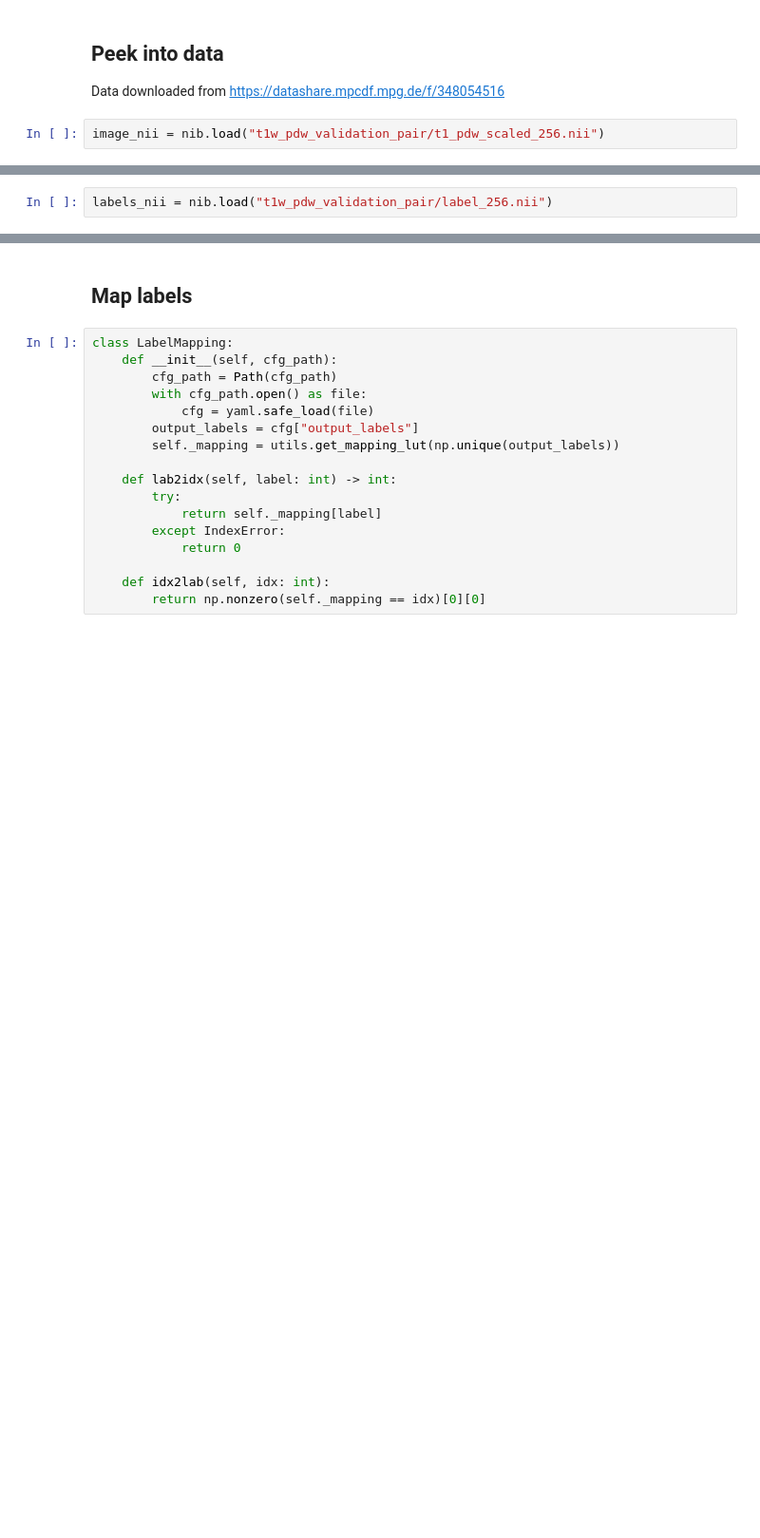
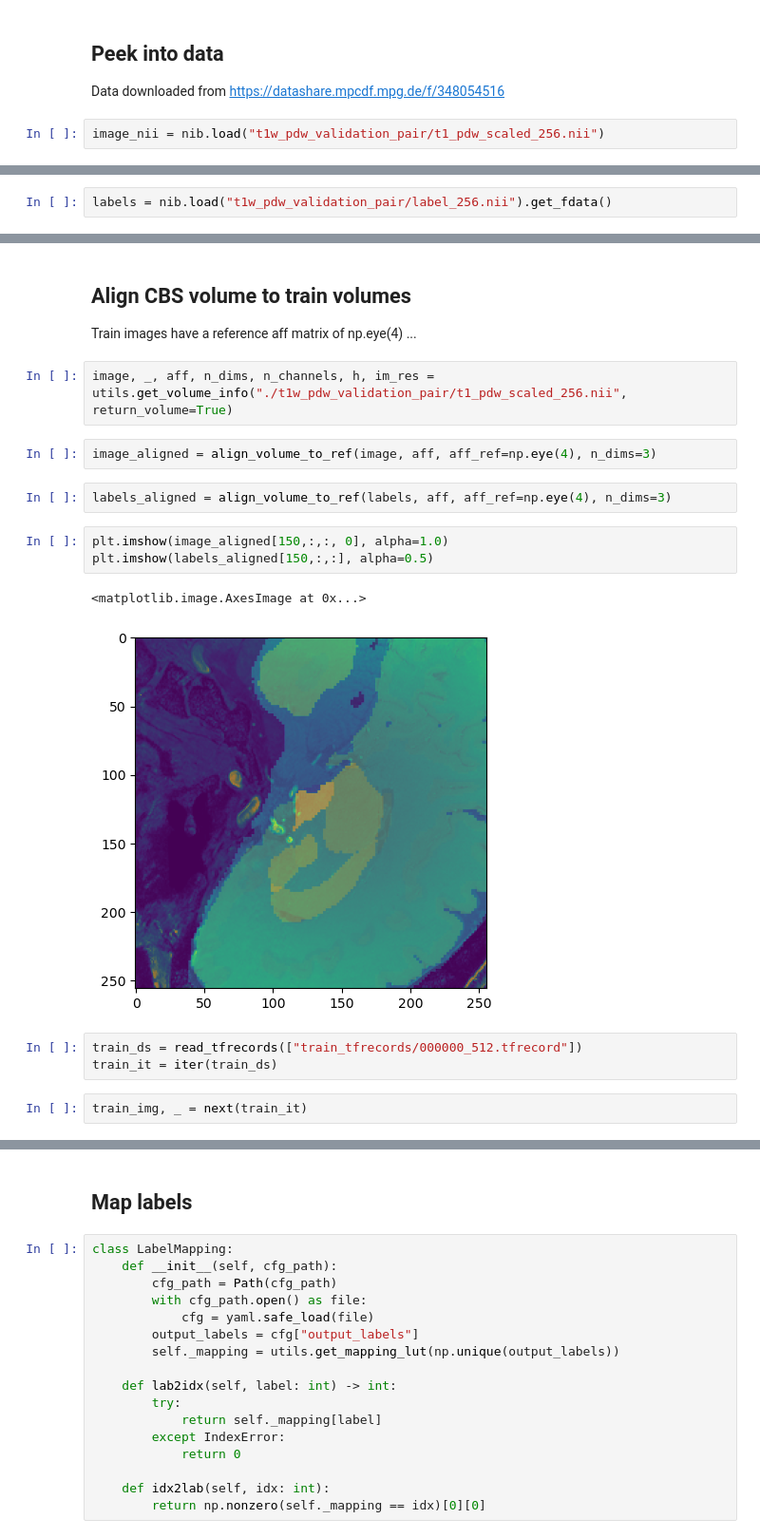
Before and after one commit to halirutan/SynthSeg, a Jupyter notebook: data/cbs/t1w_pdw_config/create_test_tfrecord.ipynb, the cells around one changed output, grey strips where cells are left out. Shown at 95% size. Cells and saved outputs as stored; diff of their text form; blank space fills up the shorter version.

Commit message:
align test volumes

```diff
--- a/data/cbs/t1w_pdw_config/create_test_tfrecord.ipynb
+++ b/data/cbs/t1w_pdw_config/create_test_tfrecord.ipynb
@@ -21,5 +28,5 @@ plt.imshow(image[100,..., 1])
 # %%
-labels_nii = nib.load("t1w_pdw_validation_pair/label_256.nii")
+labels = nib.load("t1w_pdw_validation_pair/label_256.nii").get_fdata()
 # %%
 plt.imshow(image[100,..., 0], alpha=1.0)
 plt.imshow(labels[100, ...], alpha=0.5)
@@ -25,0 +36,21 @@ plt.imshow(labels[100, ...], alpha=0.5)
+# %% [markdown]
+## Align CBS volume to train volumes
+
+Train images have a reference aff matrix of np.eye(4) ...
+# %%
+image, _, aff, n_dims, n_channels, h, im_res = utils.get_volume_info("./t1w_pdw_validation_pair/t1_pdw_scaled_256.nii", return_volume=True)
+# %%
+image_aligned = align_volume_to_ref(image, aff, aff_ref=np.eye(4), n_dims=3)
+# %%
+labels_aligned = align_volume_to_ref(labels, aff, aff_ref=np.eye(4), n_dims=3)
+# %%
+plt.imshow(image_aligned[150,:,:, 0], alpha=1.0)
+plt.imshow(labels_aligned[150,:,:], alpha=0.5)
+# %% [output]
+<matplotlib.image.AxesImage at 0x...>
+[figure, added]
+# %%
+train_ds = read_tfrecords(["train_tfrecords/000000_512.tfrecord"])
+train_it = iter(train_ds)
+# %%
+train_img, _ = next(train_it)
```
Also changed, not shown: parts of 27 cells of this notebook.
